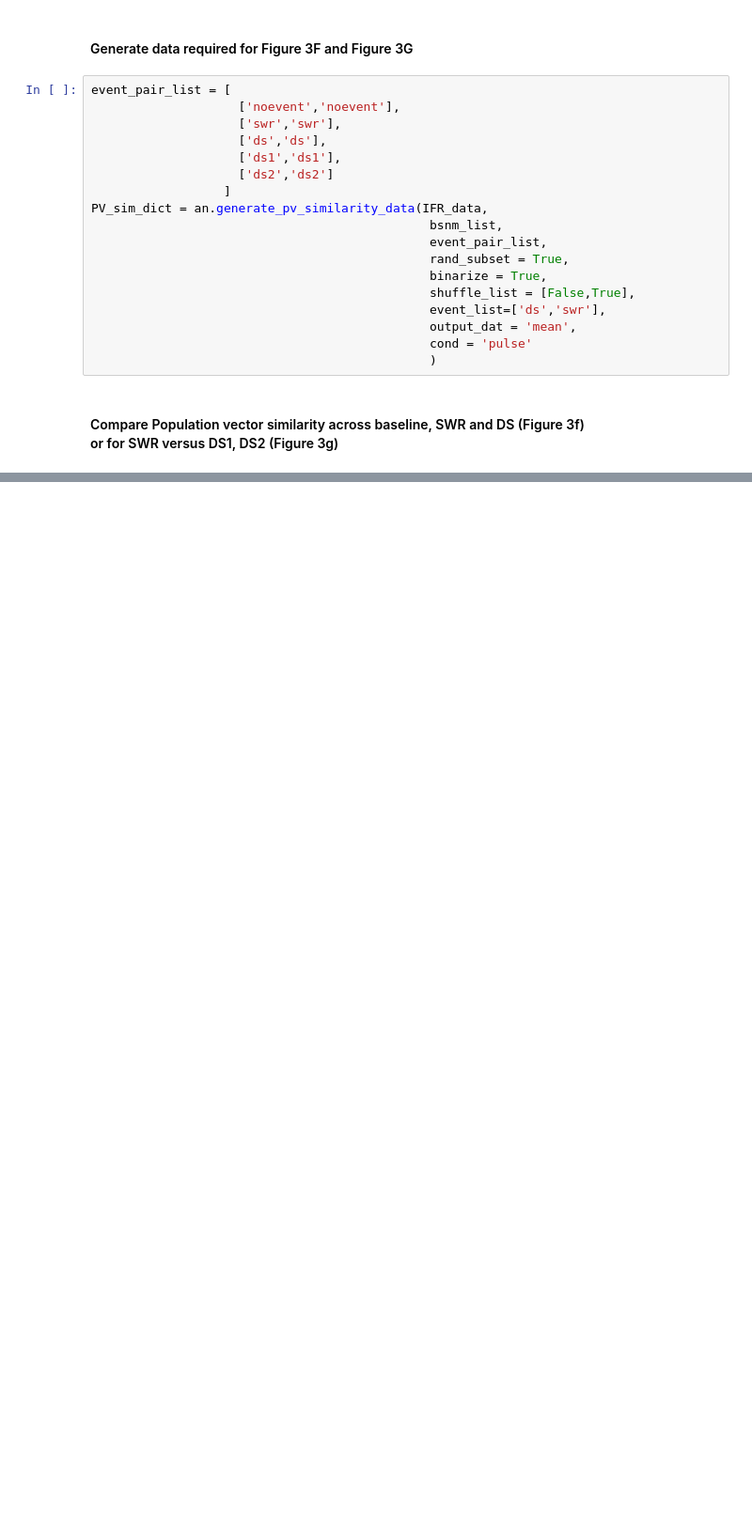
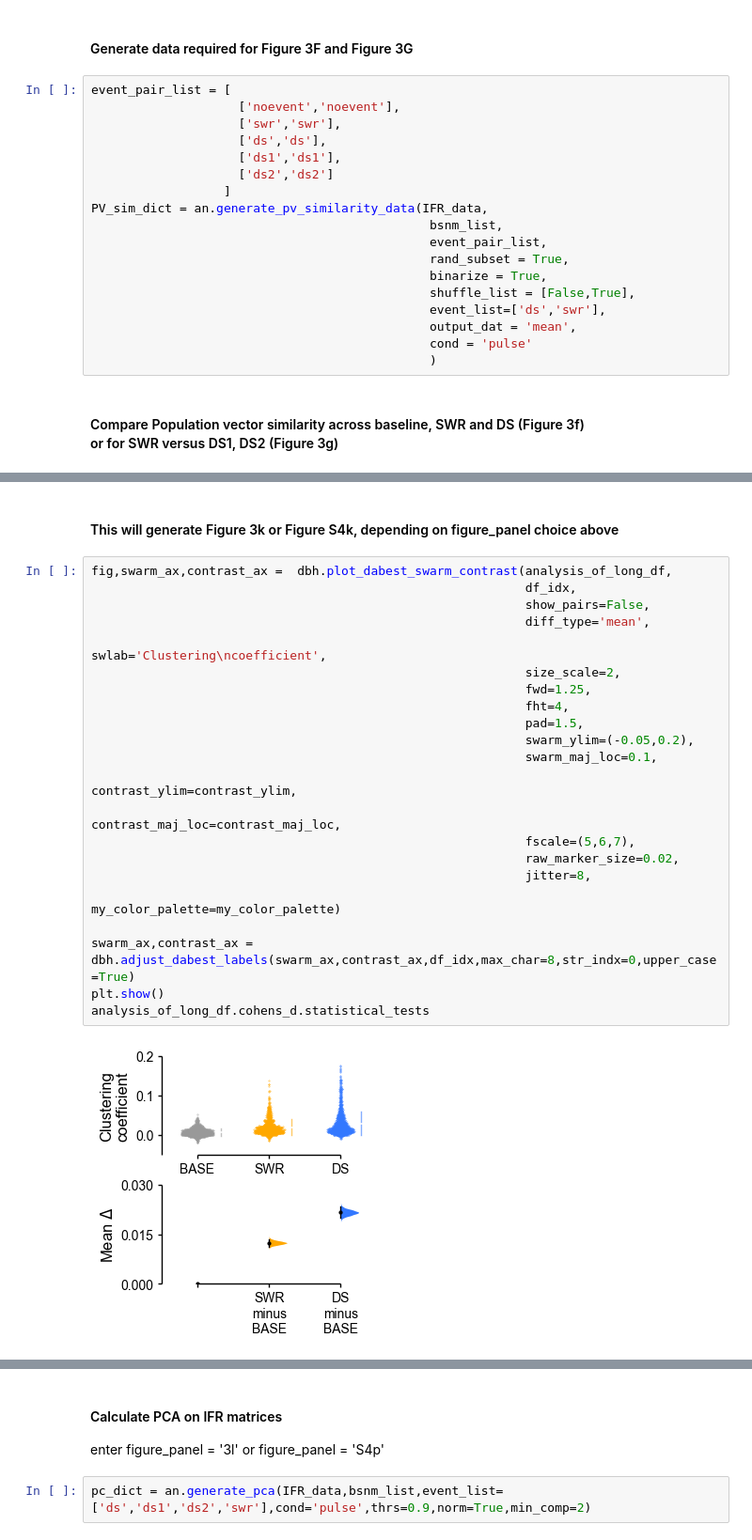
Before and after one commit to stephenbmchugh-neuroscience/neuron_2024_repro, a Jupyter notebook: notebooks/Neuron_Figure_3_github.ipynb, the cells around one changed output, grey strips where cells are left out. Shown at 94% size. Drawn from its saved outputs; the diff is of its cells as text; blank space fills up the shorter version.

```diff
--- a/notebooks/Neuron_Figure_3_github.ipynb
+++ b/notebooks/Neuron_Figure_3_github.ipynb
@@ -898,0 +422,26 @@ plt.show()
+# %% [markdown]
+#### This will generate Figure 3k or Figure S4k, depending on figure_panel choice above
+# %%
+fig,swarm_ax,contrast_ax =  dbh.plot_dabest_swarm_contrast(analysis_of_long_df,
+                                                           df_idx,
+                                                           show_pairs=False,
+                                                           diff_type='mean',
+                                                           swlab='Clustering\ncoefficient',
+                                                           size_scale=2,
+                                                           fwd=1.25,
+                                                           fht=4,
+                                                           pad=1.5,
+                                                           swarm_ylim=(-0.05,0.2),
+                                                           swarm_maj_loc=0.1,
+                                                           contrast_ylim=contrast_ylim,
+                                                           contrast_maj_loc=contrast_maj_loc,
+                                                           fscale=(5,6,7),
+                                                           raw_marker_size=0.02,
+                                                           jitter=8,
+                                                           my_color_palette=my_color_palette)
+
+swarm_ax,contrast_ax = dbh.adjust_dabest_labels(swarm_ax,contrast_ax,df_idx,max_char=8,str_indx=0,upper_case=True)
+plt.show()
+analysis_of_long_df.cohens_d.statistical_tests
+# %% [output]
+[figure, added]
@@ -898,0 +451,6 @@ plt.show()
+# %% [markdown]
+#### Calculate PCA on IFR matrices
+
+enter figure_panel = '3l' or figure_panel = 'S4p'
+# %%
+pc_dict = an.generate_pca(IFR_data,bsnm_list,event_list=['ds','ds1','ds2','swr'],cond='pulse',thrs=0.9,norm=True,min_comp=2)
```
Also changed, not shown: parts of 45 cells of this notebook, 3 other files.
